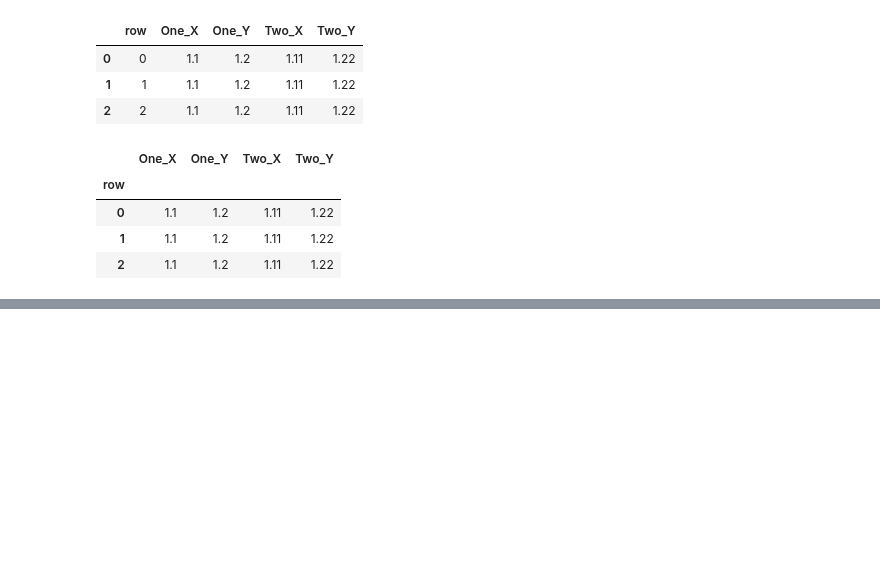
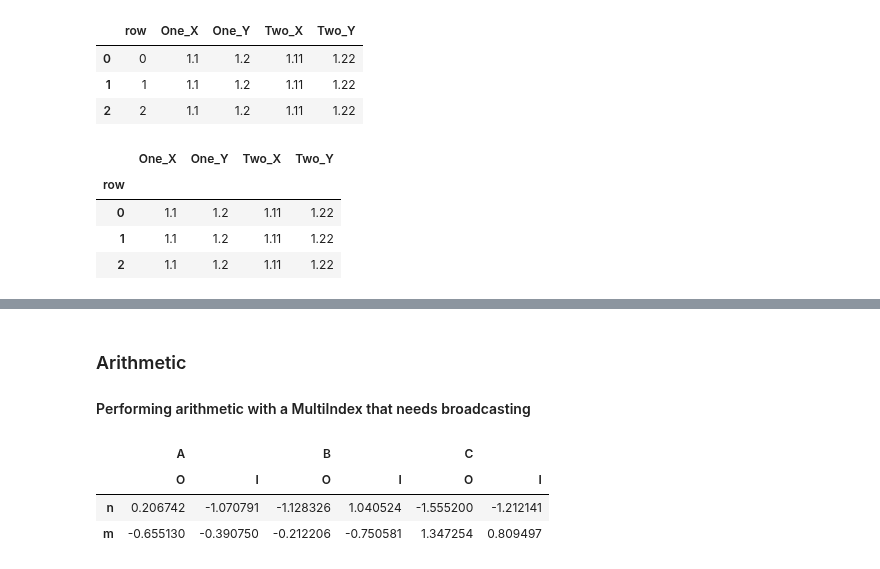
Before and after one commit to onlyabhilash/Feature-Engg, a Jupyter notebook: Pandas/Cooking.ipynb, the cells around one changed output, grey strips where cells are left out. Cells and saved outputs as stored; diff of their text form; code cells hidden in the pictures; blank space fills up the shorter version.

```diff
--- a/Pandas/Cooking.ipynb
+++ b/Pandas/Cooking.ipynb
@@ -413,0 +423,15 @@ df
+# %% [markdown]
+### Arithmetic
+#### Performing arithmetic with a MultiIndex that needs broadcasting
+# %%
+cols = pd.MultiIndex.from_tuples(
+   ....:     [(x, y) for x in ["A", "B", "C"] for y in ["O", "I"]]
+   ....: )
+# %%
+df = pd.DataFrame(np.random.randn(2, 6), index=["n", "m"], columns=cols)
+df
+# %% [output]
+|  | A |  | B |  | C |  |
+|  | O | I | O | I | O | I |
+| n | 0.206742 | -1.070791 | -1.128326 | 1.040524 | -1.555200 | -1.212141 |
+| m | -0.655130 | -0.390750 | -0.212206 | -0.750581 | 1.347254 | 0.809497 |
```
Also changed, not shown: parts of 6 cells of this notebook.
